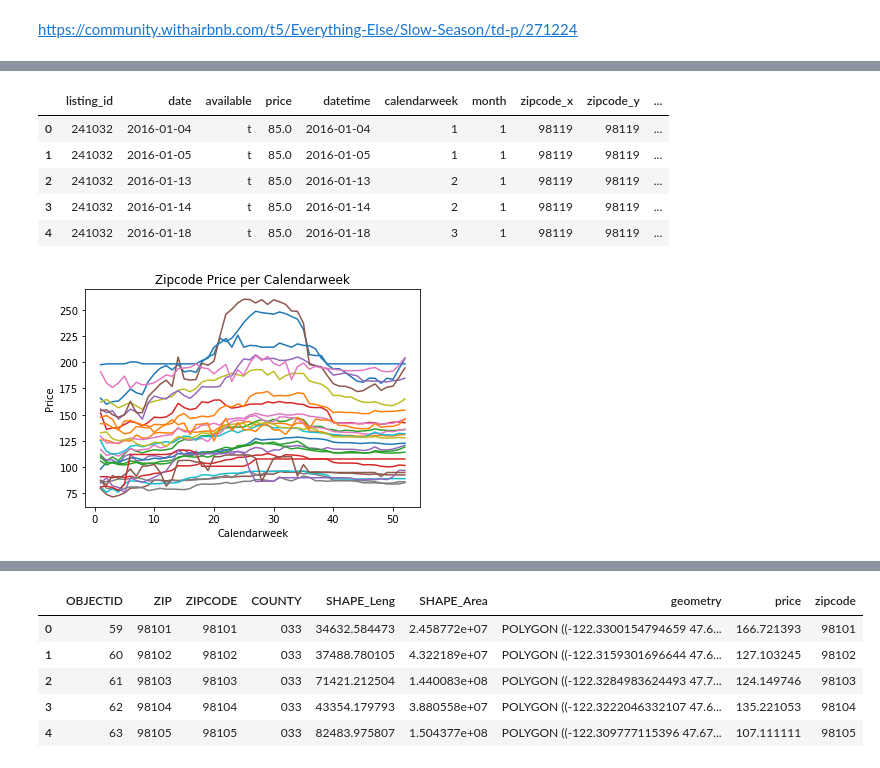
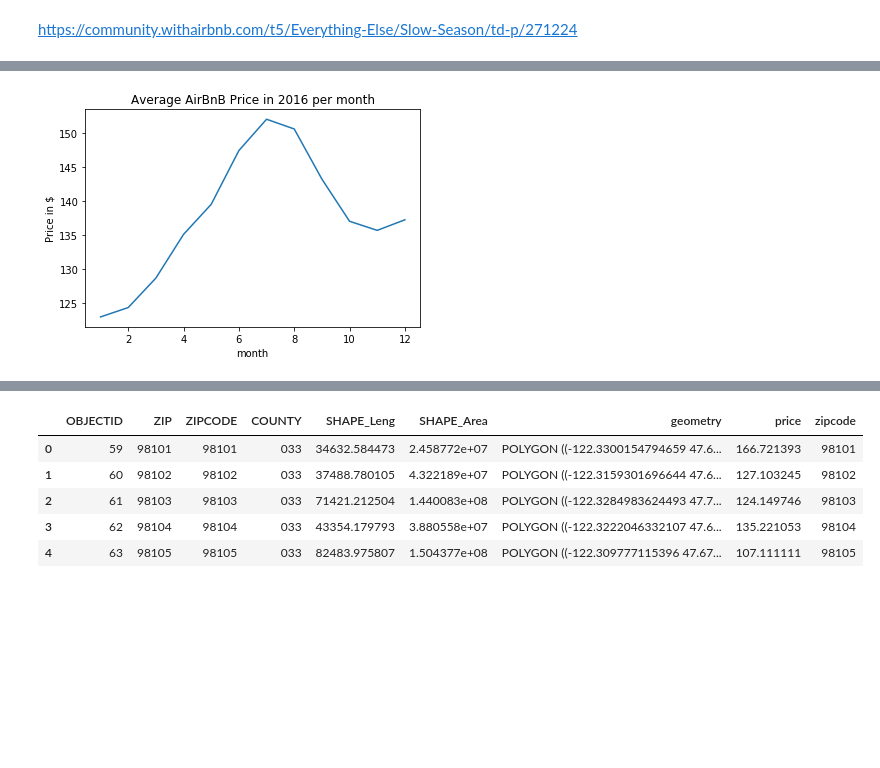
Before and after one commit to Leonhard26/udacity--blog, a Jupyter notebook: udacity_blog_entry.ipynb, the cells around one changed output, grey strips where cells are left out. Drawn from its saved outputs; the diff is of its cells as text; code cells hidden in the pictures; blank space fills up the shorter version.

```diff
--- a/udacity_blog_entry.ipynb
+++ b/udacity_blog_entry.ipynb
@@ -380 +391,6 @@ Text(0,0.5,'Price in $')
+# %%
+# observe monthly patern
+plot_function("month")
+# %% [output]
+[figure, added]
 # %%
@@ -381,11 +398,2 @@ Text(0,0.5,'Price in $')
 subset_3 = subset_3.merge(df_listings[["id","zipcode"]],left_on="listing_id",right_on="id")
 subset_3 = subset_3.drop("id",axis=1)
-# %%
-subset_3.head()
-# %% [output]
-|  | listing_id | date | available | price | datetime | calendarweek | month | zipcode_x | zipcode_y | ... |
-| 0 | 241032 | 2016-01-04 | t | 85.0 | 2016-01-04 | 1 | 1 | 98119 | 98119 | ... |
-| 1 | 241032 | 2016-01-05 | t | 85.0 | 2016-01-05 | 1 | 1 | 98119 | 98119 | ... |
-| 2 | 241032 | 2016-01-13 | t | 85.0 | 2016-01-13 | 2 | 1 | 98119 | 98119 | ... |
-| 3 | 241032 | 2016-01-14 | t | 85.0 | 2016-01-14 | 2 | 1 | 98119 | 98119 | ... |
-| 4 | 241032 | 2016-01-18 | t | 85.0 | 2016-01-18 | 3 | 1 | 98119 | 98119 | ... |
@@ -400,11 +400,21 @@ for i in shape_file_merged["zipcode"]:
 # %%
-for i in range(len(data_to_plot_weekly)):
-    temp=data_to_plot_weekly[i]
-    timefilteredForce = plt.plot(temp["calendarweek"].values,temp["price"].values)
-    plt.title('Zipcode Price per Calendarweek')
-    timefilteredForce = plt.xlabel('Calendarweek')
-    timefilteredForce = plt.ylabel('Price')
+# create function for time groupings
+def time_function(timerange):
+    grouped = pd.DataFrame(subset_3.groupby(["zipcode",str(timerange)])["price"].mean())
+    grouped = pd.DataFrame(grouped.to_records())
 
-plt.show()
+    data_to_plot=[]
+    for i in shape_file_merged["zipcode"]:
+        temp = grouped[[str(timerange),"price"]][grouped["zipcode"]==i]
+        data_to_plot.append(temp)
+
+    for i in range(len(data_to_plot)):
+        temp=data_to_plot[i]
+        timefilteredForce = plt.plot(temp[str(timerange)].values,temp["price"].values)
+        plt.title('Zipcode Price per '+str(timerange))
+        timefilteredForce = plt.xlabel(str(timerange))
+        timefilteredForce = plt.ylabel('Price')
+
+    plt.show()
+
+    return grouped, data_to_plot
-# %% [output]
-[figure, removed]
```
Also changed, not shown: parts of 51 cells of this notebook.
